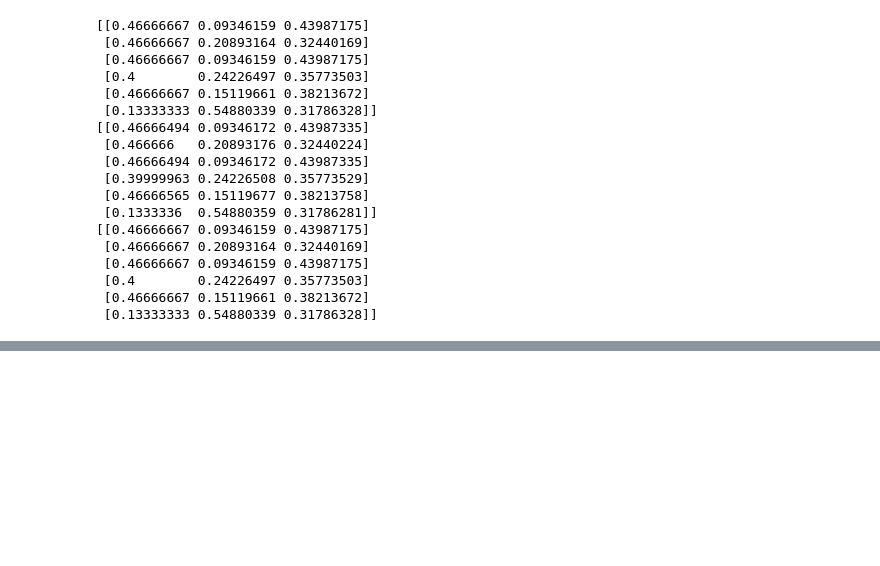
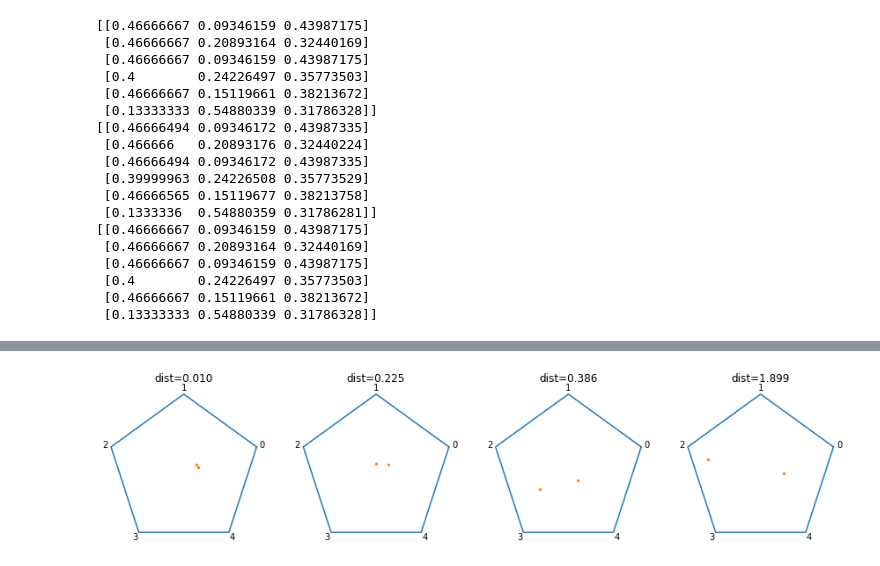
Before and after one commit to sapphire008/Python, a Jupyter notebook: Plots/Visualizing Dirichlet.ipynb, the cells around one changed output, grey strips where cells are left out. Cells and saved outputs as stored; diff of their text form; code cells hidden in the pictures; blank space fills up the shorter version.

```diff
--- a/Plots/Visualizing Dirichlet.ipynb
+++ b/Plots/Visualizing Dirichlet.ipynb
@@ -498,0 +586,23 @@ print(barycentric_coordinates_arbitrary_n_polygon_global(vertices, points))
+# %%
+def js_entropy(p, q):
+    return np.sum(p * np.log(p / q)) * 0.5 + np.sum(q * np.log(q / p)) * 0.5
+# %%
+fig, axs = plt.subplots(1, 4, figsize=(15, 4))
+proba = [[] for _ in range(4)]
+
+proba[0] = np.array([[0.31511728, 0.12045012, 0.28412796, 0.02563582, 0.25466883],
+                     [0.33, 0.11, 0.26, 0.05, 0.25]])
+proba[1] = np.array([[0.31511728, 0.12045012, 0.28412796, 0.02563582, 0.25466883],
+                     [0.08457062, 0.26072954, 0.29498721, 0.01254854, 0.34716409]])
+proba[2] = np.array([[0.14014644, 0.04935974, 0.28274635, 0.46219604, 0.06555144],
+                     [0.22095176, 0.14958564, 0.14118523, 0.205537  , 0.28274036]])
+proba[3] = np.array([[0.05317645, 0.02748941, 0.75386234, 0.09827935, 0.06719246],
+                     [0.08040661, 0.35082735, 0.03987221, 0.04513501, 0.48375882]])
+for i in range(len(proba)):
+    ax = axs[i]
+    points, vertices = proba2cartesian(proba[i], r=1)
+    plot_proba(points, vertices, ax=ax)
+    dist = js_entropy(proba[i][0, :], proba[i][1, :])
+    ax.set_title(f"dist={dist:.3f}")
+# %% [output]
+[figure, added]
```
Also changed, not shown: parts of 12 cells of this notebook.
